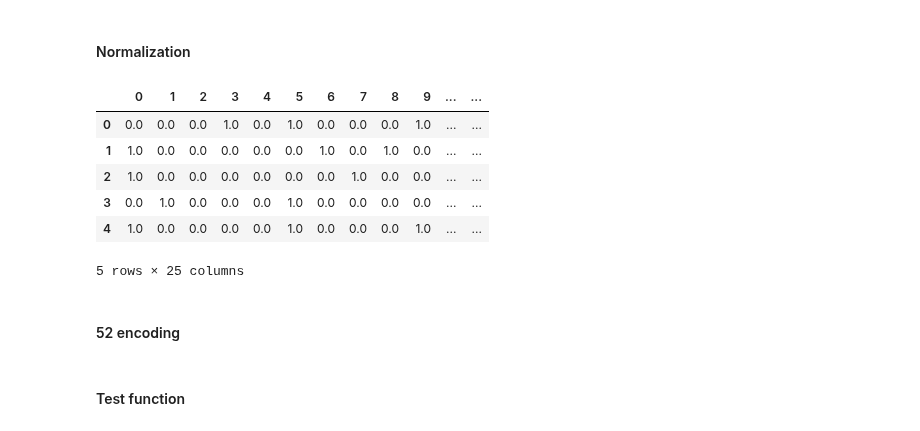
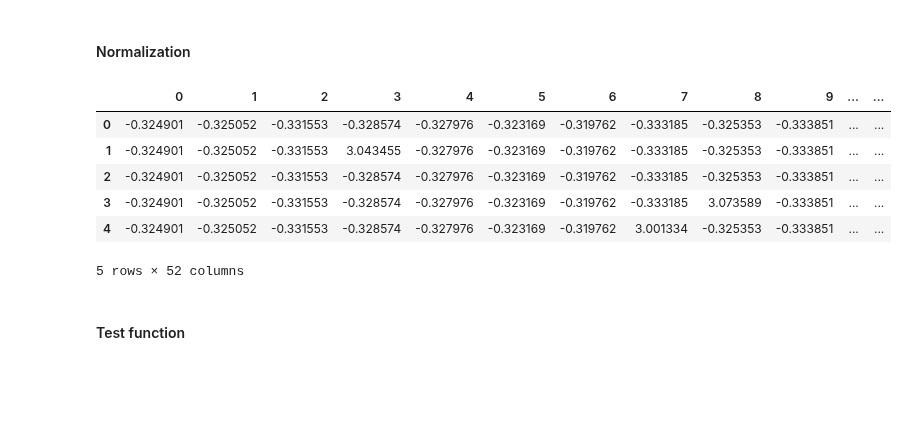
Before and after one commit to iPhaeton/kaggle-poker, a Jupyter notebook: Index_52encoding.ipynb, the cells around one changed output. Drawn from its saved outputs; the diff is of its cells as text; code cells hidden in the pictures; blank space fills up the shorter version.

```diff
--- a/Index_52encoding.ipynb
+++ b/Index_52encoding.ipynb
@@ -109,7 +95,0 @@ def hand_hotencode(hand, columns, encoder):
-# %%
-encoder = OneHotEncoder()
-columns_to_hotencode = ['S1', 'S2', 'S3', 'S4', 'S5']
-data_encoded = data_hotencode(data, columns_to_hotencode, encoder, 'fit')
-print(data_encoded.shape)
-
-data_encoded.head()
@@ -124,0 +96,21 @@ data_encoded.head()
+# %%
+def data_52encode(data):
+    columns = []
+    for i in range(1, 5):
+        for j in range(1, 14):
+            columns.append(str(i) + str(j))
+
+    data_squashed = pd.DataFrame()
+    for i in range(1, 6):
+        column_S = 'S' + str(i)
+        column_C = 'C' + str(i)
+        data_squashed[column_S+column_C] = data[column_S].astype(str) + data[column_C].astype(str)
+
+    data_encoded = pd.DataFrame(data = np.zeros((data.shape[0], len(columns))), columns=columns)
+
+    for i in range(data.shape[0]):
+        row = data_squashed.iloc[i, :]
+        for col in data_squashed.columns:
+            data_encoded[row[col]][i] = data_encoded[row[col]][i] + 1
+
+    return data_encoded - .5
@@ -130,16 +138,14 @@ def normalize(data, columns):
     data_normalized = pd.DataFrame(scaler.transform(data[columns]))
     return pd.concat([data.drop(columns, axis=1), data_normalized], axis=1)
 # %%
-columns_to_normalize = ['C1', 'C2', 'C3', 'C4', 'C5']
-data_normalized = normalize(data_encoded, columns_to_normalize)
+columns_to_normalize = data_52encoded.columns
+data_normalized = normalize(data_52encoded, columns_to_normalize)
 data_normalized.head()
 # %% [output]
 |  | 0 | 1 | 2 | 3 | 4 | 5 | 6 | 7 | 8 | 9 | ... | ... |
-| 0 | 0.0 | 0.0 | 0.0 | 1.0 | 0.0 | 1.0 | 0.0 | 0.0 | 0.0 | 1.0 | ... | ... |
-| 1 | 1.0 | 0.0 | 0.0 | 0.0 | 0.0 | 0.0 | 1.0 | 0.0 | 1.0 | 0.0 | ... | ... |
-| 2 | 1.0 | 0.0 | 0.0 | 0.0 | 0.0 | 0.0 | 0.0 | 1.0 | 0.0 | 0.0 | ... | ... |
-| 3 | 0.0 | 1.0 | 0.0 | 0.0 | 0.0 | 1.0 | 0.0 | 0.0 | 0.0 | 0.0 | ... | ... |
-| 4 | 1.0 | 0.0 | 0.0 | 0.0 | 0.0 | 1.0 | 0.0 | 0.0 | 0.0 | 1.0 | ... | ... |
+| 0 | -0.324901 | -0.325052 | -0.331553 | -0.328574 | -0.327976 | -0.323169 | -0.319762 | -0.333185 | -0.325353 | -0.333851 | ... | ... |
+| 1 | -0.324901 | -0.325052 | -0.331553 | 3.043455 | -0.327976 | -0.323169 | -0.319762 | -0.333185 | -0.325353 | -0.333851 | ... | ... |
+| 2 | -0.324901 | -0.325052 | -0.331553 | -0.328574 | -0.327976 | -0.323169 | -0.319762 | -0.333185 | -0.325353 | -0.333851 | ... | ... |
+| 3 | -0.324901 | -0.325052 | -0.331553 | -0.328574 | -0.327976 | -0.323169 | -0.319762 | -0.333185 | 3.073589 | -0.333851 | ... | ... |
+| 4 | -0.324901 | -0.325052 | -0.331553 | -0.328574 | -0.327976 | -0.323169 | -0.319762 | 3.001334 | -0.325353 | -0.333851 | ... | ... |
-5 rows × 25 columns
+5 rows × 52 columns
-# %% [markdown]
-#### 52 encoding
```
Also changed, not shown: parts of 10 cells of this notebook, 1 other file.
